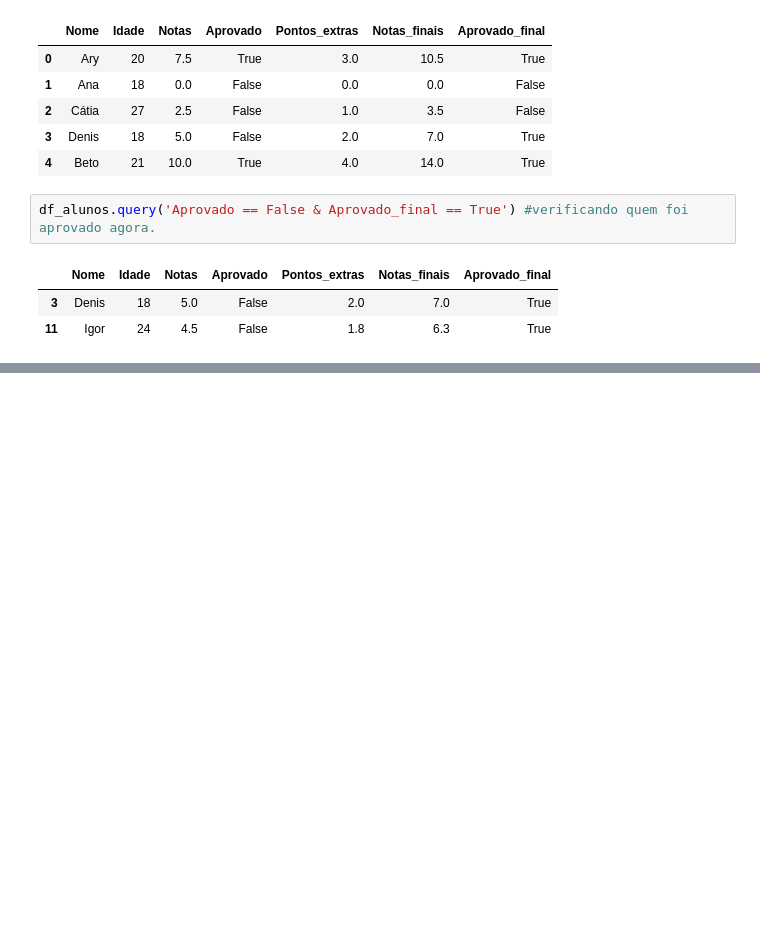
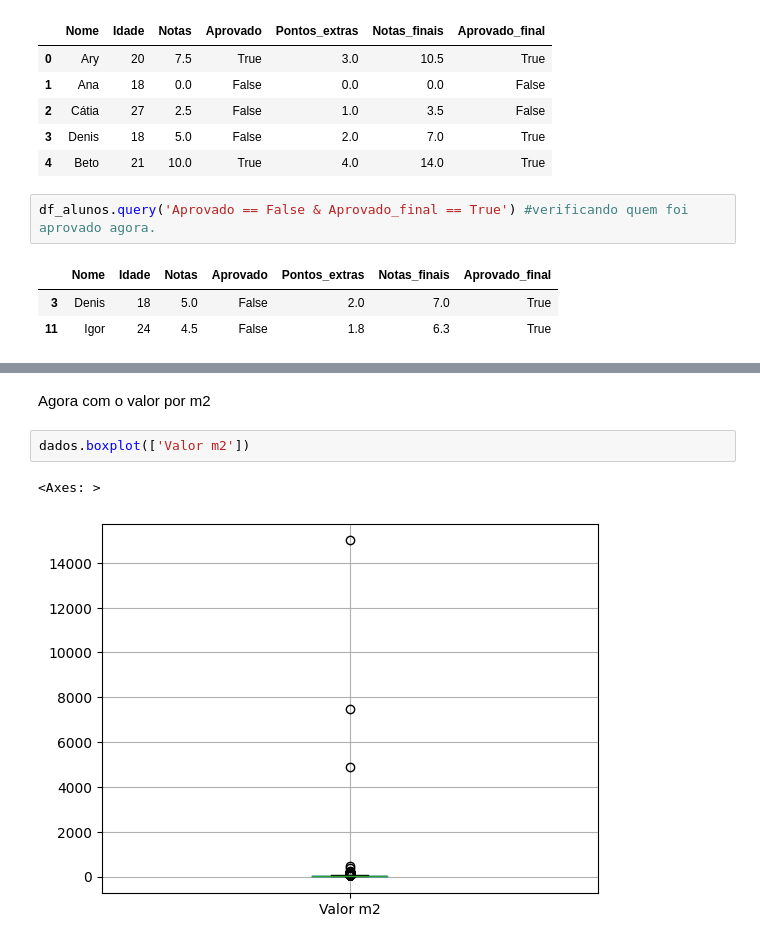
Before and after one commit to viegasgr/introDS, a Jupyter notebook: introPandas.ipynb, the cells around one changed output, grey strips where cells are left out. Drawn from its saved outputs; the diff is of its cells as text; blank space fills up the shorter version.

```diff
--- a/introPandas.ipynb
+++ b/introPandas.ipynb
@@ -655,0 +715,7 @@ df_alunos.query('Aprovado == False & Aprovado_final == True') #verificando quem
+# %% [markdown]
+Agora com o valor por m2
+# %%
+dados.boxplot(['Valor m2'])
+# %% [output]
+<Axes: >
+[figure, added]
```
Also changed, not shown: parts of 13 cells of this notebook.
